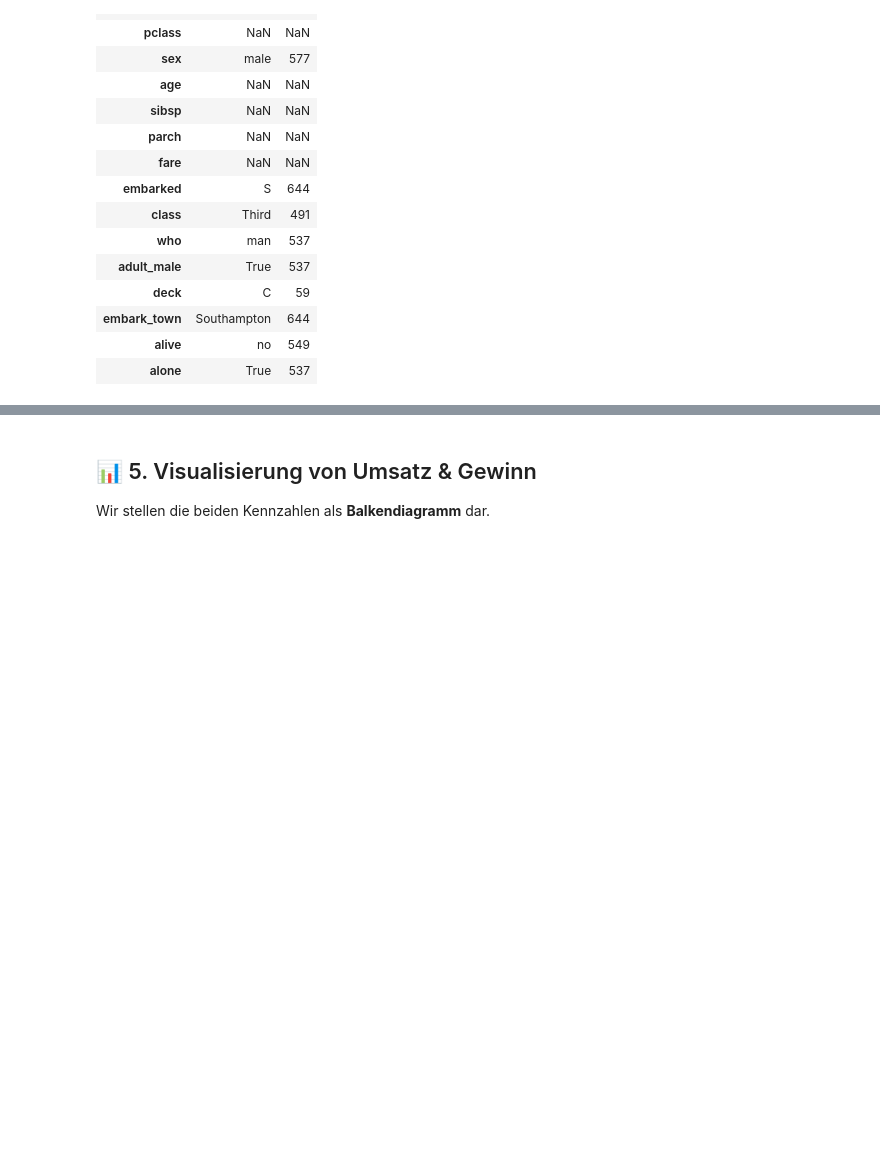
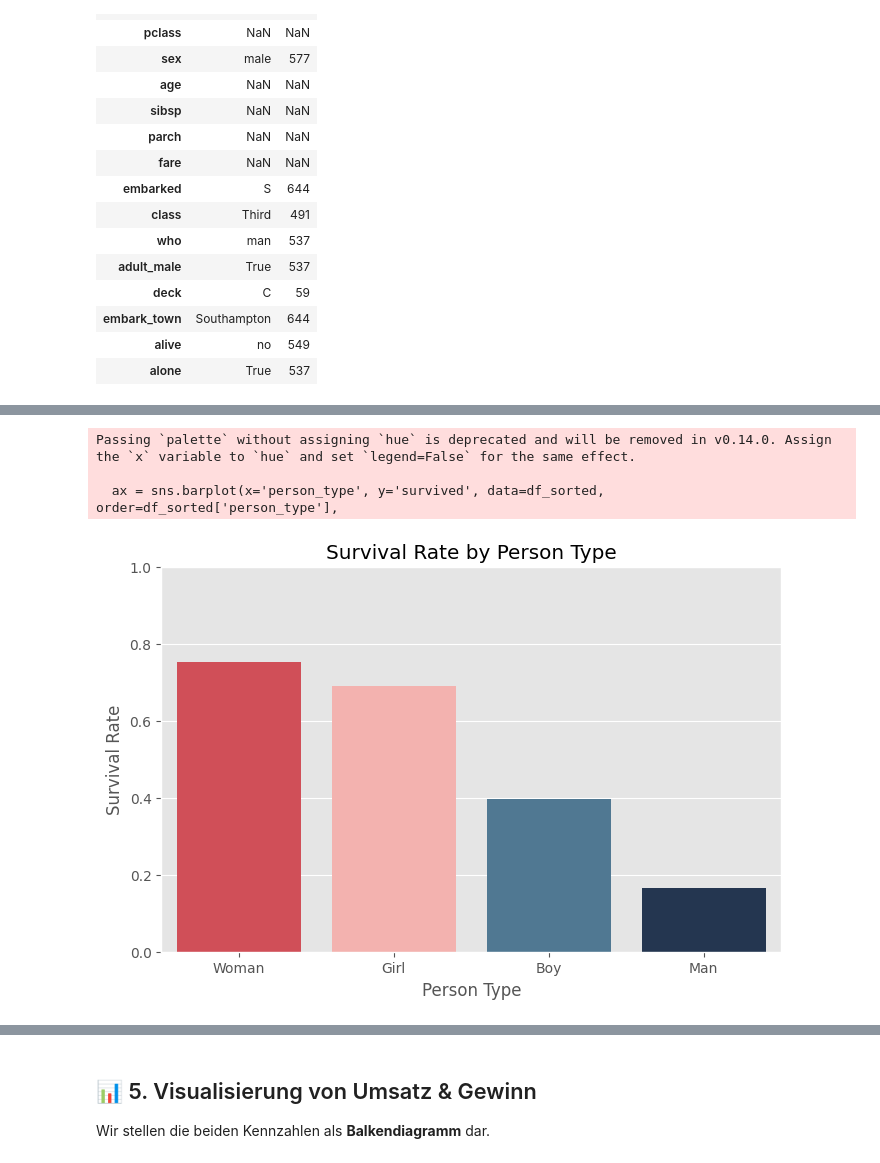
Before and after one commit to ruben-antenen/bina, a Jupyter notebook: LB1/CODE-RUBEN/Rubens_erstes_BI_Projekt_Loesung_1.ipynb, the cells around one changed output, grey strips where cells are left out. Cells and saved outputs as stored; diff of their text form; code cells hidden in the pictures; blank space fills up the shorter version.

Commit message:
Erste Auswertungen des Titanic Datensatz

```diff
--- a/LB1/CODE-RUBEN/Rubens_erstes_BI_Projekt_Loesung_1.ipynb
+++ b/LB1/CODE-RUBEN/Rubens_erstes_BI_Projekt_Loesung_1.ipynb
@@ -131,0 +121,11 @@ print(f'📌 Gesamtgewinn: {gesamt_gewinn:,.2f} USD')
+# %%
+df['person_type'] = df.apply( # Wendet eine Funktion auf alle Zeilen oder Spalten an
+    lambda row: 'Boy' if row['age'] < 18 and row['sex'] == 'male' else # lamda definiert eine temporäre Funktion
+                'Girl' if row['age'] < 18 and row['sex'] == 'female' else
+                'Man' if row['sex'] == 'male' else
+                'Woman',
+    axis=1 # Die Funktion wird auf alle Zeilen angewendet
+)
+
+# Vorschau der neuen Spalte
+df[['sex', 'age', 'person_type']].head(10)
@@ -131,0 +144,33 @@ print(f'📌 Gesamtgewinn: {gesamt_gewinn:,.2f} USD')
+# %%
+# Harmonische Farbpalette mit abgestuften Rottönen für Frauen & Blautönen für Männer
+color_palette = {
+    'Woman': '#E63946',    # Kräftiges Rot
+    'Girl': '#FFA7A3',     # Helles Rosa
+    'Man': '#1D3557',      # Dunkles Blau
+    'Boy': '#457B9D'       # Helles Blau
+}
+
+# Überlebensrate nach Personentyp berechnen & nach höchster Überlebensrate sortieren
+df_sorted = df.groupby('person_type', as_index=False)['survived'].mean().sort_values(by='survived', ascending=False)
+
+# Balkendiagramm mit korrekter Sortierung erstellen
+plt.figure(figsize=(8,5))
+ax = sns.barplot(x='person_type', y='survived', data=df_sorted, order=df_sorted['person_type'],
+                 palette=color_palette, dodge=False)
+
+# Diagramm optimieren
+plt.ylabel('Survival Rate')
+plt.xlabel('Person Type')
+plt.title('Survival Rate by Person Type')
+plt.ylim(0, 1)  # Skaliert auf 0-1 für bessere Lesbarkeit
+
+# Legende nur entfernen, wenn sie existiert
+if ax.get_legend() is not None:
+    ax.get_legend().remove()
+
+plt.show()
+# %% [output]
+Passing `palette` without assigning `hue` is deprecated and will be removed in v0.14.0. Assign the `x` variable to `hue` and set `legend=False` for the same effect.
+
+  ax = sns.barplot(x='person_type', y='survived', data=df_sorted, order=df_sorted['person_type'],
+[figure, added]
```
Also changed, not shown: parts of 10 cells of this notebook.
